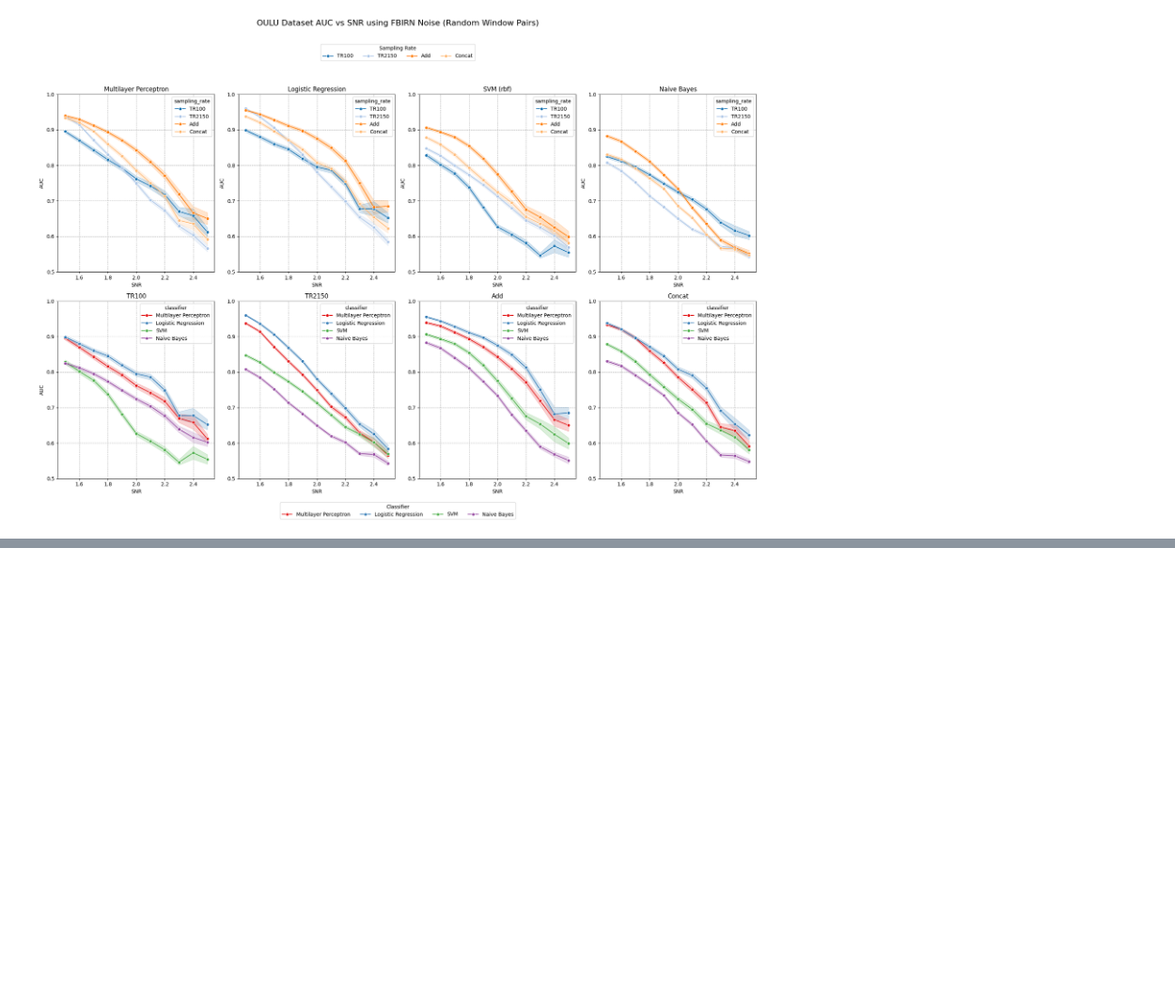
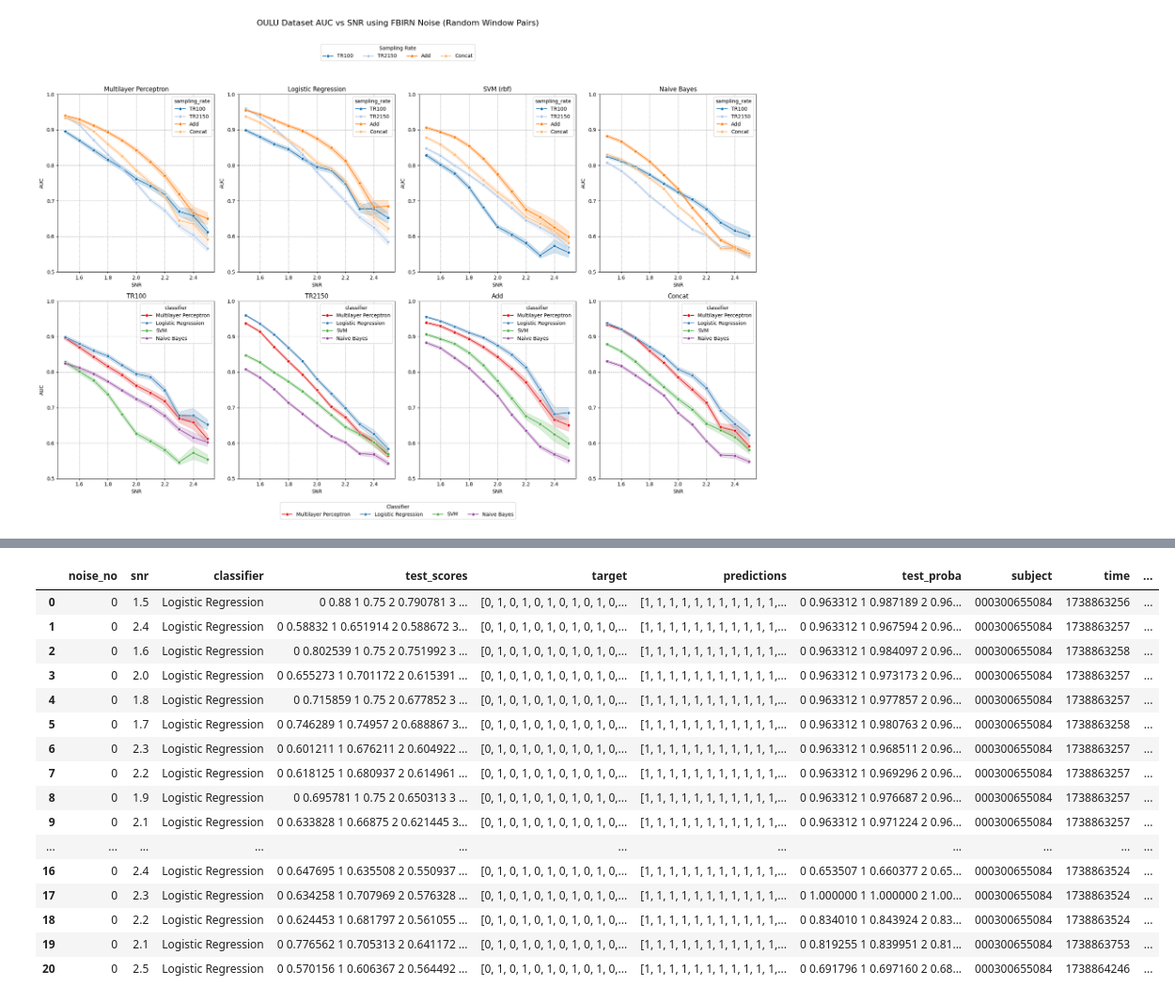
Before and after one commit to neuroneural/undersampling-project, a Jupyter notebook: scripts/plot.ipynb, the cells around one changed output, grey strips where cells are left out. Shown at 94% size. Cells and saved outputs as stored; diff of their text form; code cells hidden in the pictures; blank space fills up the shorter version.

```diff
--- a/scripts/plot.ipynb
+++ b/scripts/plot.ipynb
@@ -310,3 +310,83 @@ else:
 # %% [output]
 /data/users2/jwardell1/undersampling-project/OULU/pkl-files/FBIRN/11-25/rwp
 [figure]
+# %%
+import os
+import glob
+from time import sleep
+import pandas as pd
+import matplotlib.pyplot as plt
+import seaborn as sns
+from itertools import combinations
+import numpy as np
+
+
+signal_dataset = 'oulu'
+noise_dataset = 'fbirn'
+
+plot_all = False
+
+kernel_type = 'rbf'
+
+date = '02-06'
+
+window_pairs = True
+
+
+if window_pairs:
+    pkl_dir =  f'/data/users2/jwardell1/undersampling-project/{signal_dataset.upper()}/pkl-files/{noise_dataset.upper()}/{date}/rwp'
+
+print(pkl_dir)
+
+
+#while(True):
+
+
+# Read and concatenate sr1 data
+joined_files = os.path.join(pkl_dir, 'sr1_*.pkl')
+joined_list = glob.glob(joined_files)
+sr1 = pd.concat(
+    (pd.read_pickle(file).assign(
+        sampling_rate='sr1',
+        subject_id=file.split('_')[5].split('.')[0]
+    ) for file in joined_list),
+    ignore_index=True
+)
+
+# Read and concatenate sr2 data
+joined_files = os.path.join(pkl_dir, 'sr2_*.pkl')
+joined_list = glob.glob(joined_files)
+sr2 = pd.concat(
+    (pd.read_pickle(file).assign(
+        sampling_rate='sr2',
+        subject_id=file.split('_')[5].split('.')[0]
+    ) for file in joined_list),
+    ignore_index=True
+)
+
+# Read and concatenate concat data
+joined_files = os.path.join(pkl_dir, 'concat_*.pkl')
+joined_list = glob.glob(joined_files)
+concat = pd.concat(
+    (pd.read_pickle(file).assign(
+        sampling_rate='concat',
+        subject_id=file.split('_')[5].split('.')[0]
+    ) for file in joined_list),
+    ignore_index=True
+)
+
+
+# Read and concatenate add data
+joined_files = os.path.join(pkl_dir, 'add_*.pkl')
+joined_list = glob.glob(joined_files)
+add = pd.concat(
+    (pd.read_pickle(file).assign(
+        sampling_rate='add',
+        subject_id=file.split('_')[5].split('.')[0]
+    ) for file in joined_list),
+    ignore_index=True
+)
+
+all_data = pd.concat([sr1, sr2, concat, add], ignore_index=True)
+all_data[all_data['sampling_rate'] == 'sr1']
+# %% [output]
@@ -312,0 +394,17 @@ else:
+|  | noise_no | snr | classifier | test_scores | target | predictions | test_proba | subject | time | ... |
+| 0 | 0 | 1.5 | Logistic Regression | 0 0.88 1 0.75 2 0.790781 3 ... | [0, 1, 0, 1, 0, 1, 0, 1, 0, 1, 0,... | [1, 1, 1, 1, 1, 1, 1, 1, 1, 1, 1,... | 0 0.963312 1 0.987189 2 0.96... | 000300655084 | 1738863256 | ... |
+| 1 | 0 | 2.4 | Logistic Regression | 0 0.58832 1 0.651914 2 0.588672 3... | [0, 1, 0, 1, 0, 1, 0, 1, 0, 1, 0,... | [1, 1, 1, 1, 1, 1, 1, 1, 1, 1, 1,... | 0 0.963312 1 0.967594 2 0.96... | 000300655084 | 1738863257 | ... |
+| 2 | 0 | 1.6 | Logistic Regression | 0 0.802539 1 0.75 2 0.751992 3 ... | [0, 1, 0, 1, 0, 1, 0, 1, 0, 1, 0,... | [1, 1, 1, 1, 1, 1, 1, 1, 1, 1, 1,... | 0 0.963312 1 0.984097 2 0.96... | 000300655084 | 1738863258 | ... |
+| 3 | 0 | 2.0 | Logistic Regression | 0 0.655273 1 0.701172 2 0.615391 ... | [0, 1, 0, 1, 0, 1, 0, 1, 0, 1, 0,... | [1, 1, 1, 1, 1, 1, 1, 1, 1, 1, 1,... | 0 0.963312 1 0.973173 2 0.96... | 000300655084 | 1738863257 | ... |
+| 4 | 0 | 1.8 | Logistic Regression | 0 0.715859 1 0.75 2 0.677852 3 ... | [0, 1, 0, 1, 0, 1, 0, 1, 0, 1, 0,... | [1, 1, 1, 1, 1, 1, 1, 1, 1, 1, 1,... | 0 0.963312 1 0.977857 2 0.96... | 000300655084 | 1738863257 | ... |
+| 5 | 0 | 1.7 | Logistic Regression | 0 0.746289 1 0.74957 2 0.688867 3... | [0, 1, 0, 1, 0, 1, 0, 1, 0, 1, 0,... | [1, 1, 1, 1, 1, 1, 1, 1, 1, 1, 1,... | 0 0.963312 1 0.980763 2 0.96... | 000300655084 | 1738863258 | ... |
+| 6 | 0 | 2.3 | Logistic Regression | 0 0.601211 1 0.676211 2 0.604922 ... | [0, 1, 0, 1, 0, 1, 0, 1, 0, 1, 0,... | [1, 1, 1, 1, 1, 1, 1, 1, 1, 1, 1,... | 0 0.963312 1 0.968511 2 0.96... | 000300655084 | 1738863257 | ... |
+| 7 | 0 | 2.2 | Logistic Regression | 0 0.618125 1 0.680937 2 0.614961 ... | [0, 1, 0, 1, 0, 1, 0, 1, 0, 1, 0,... | [1, 1, 1, 1, 1, 1, 1, 1, 1, 1, 1,... | 0 0.963312 1 0.969296 2 0.96... | 000300655084 | 1738863257 | ... |
+| 8 | 0 | 1.9 | Logistic Regression | 0 0.695781 1 0.75 2 0.650313 3 ... | [0, 1, 0, 1, 0, 1, 0, 1, 0, 1, 0,... | [1, 1, 1, 1, 1, 1, 1, 1, 1, 1, 1,... | 0 0.963312 1 0.976687 2 0.96... | 000300655084 | 1738863257 | ... |
+| 9 | 0 | 2.1 | Logistic Regression | 0 0.633828 1 0.66875 2 0.621445 3... | [0, 1, 0, 1, 0, 1, 0, 1, 0, 1, 0,... | [1, 1, 1, 1, 1, 1, 1, 1, 1, 1, 1,... | 0 0.963312 1 0.971224 2 0.96... | 000300655084 | 1738863257 | ... |
+| ... | ... | ... | ... | ... | ... | ... | ... | ... | ... | ... |
+| 16 | 0 | 2.4 | Logistic Regression | 0 0.647695 1 0.635508 2 0.550937 ... | [0, 1, 0, 1, 0, 1, 0, 1, 0, 1, 0,... | [1, 1, 1, 1, 1, 1, 1, 1, 1, 1, 1,... | 0 0.653507 1 0.660377 2 0.65... | 000300655084 | 1738863524 | ... |
+| 17 | 0 | 2.3 | Logistic Regression | 0 0.634258 1 0.707969 2 0.576328 ... | [0, 1, 0, 1, 0, 1, 0, 1, 0, 1, 0,... | [1, 1, 1, 1, 1, 1, 1, 1, 1, 1, 1,... | 0 1.000000 1 1.000000 2 1.00... | 000300655084 | 1738863524 | ... |
+| 18 | 0 | 2.2 | Logistic Regression | 0 0.624453 1 0.681797 2 0.561055 ... | [0, 1, 0, 1, 0, 1, 0, 1, 0, 1, 0,... | [1, 1, 1, 1, 1, 1, 1, 1, 1, 1, 1,... | 0 0.834010 1 0.843924 2 0.83... | 000300655084 | 1738863524 | ... |
+| 19 | 0 | 2.1 | Logistic Regression | 0 0.776562 1 0.705313 2 0.641172 ... | [0, 1, 0, 1, 0, 1, 0, 1, 0, 1, 0,... | [1, 1, 1, 1, 1, 1, 1, 1, 1, 1, 1,... | 0 0.819255 1 0.839951 2 0.81... | 000300655084 | 1738863753 | ... |
+| 20 | 0 | 2.5 | Logistic Regression | 0 0.570156 1 0.606367 2 0.564492 ... | [0, 1, 0, 1, 0, 1, 0, 1, 0, 1, 0,... | [1, 1, 1, 1, 1, 1, 1, 1, 1, 1, 1,... | 0 0.691796 1 0.697160 2 0.68... | 000300655084 | 1738864246 | ... |
```
Also changed, not shown: parts of 6 cells of this notebook, 21 other files.
